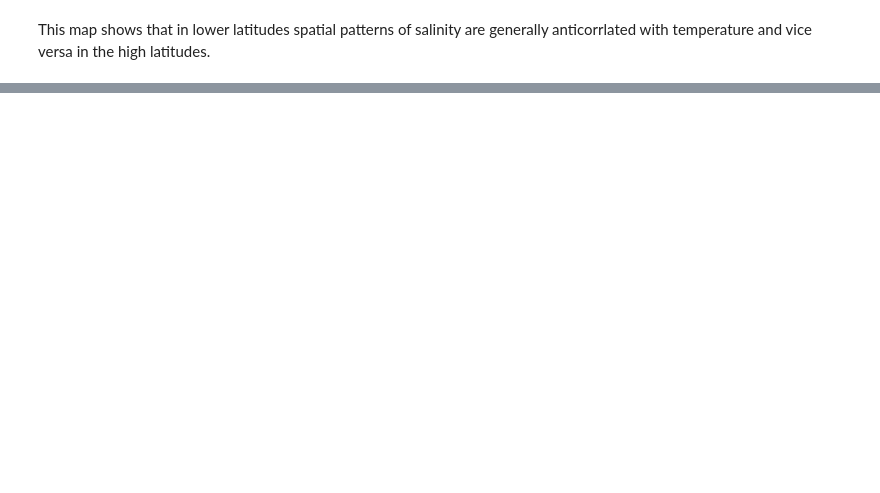
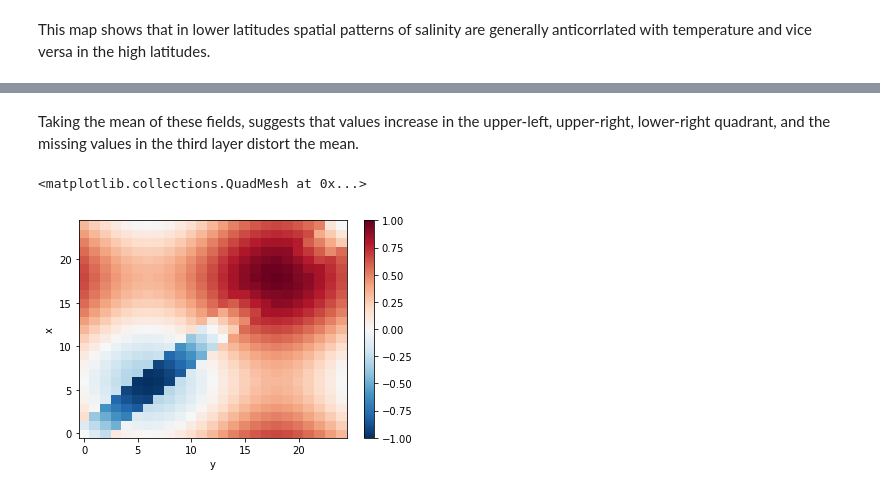
Before and after one commit to jbusecke/xarrayutils, a Jupyter notebook: doc/utils.ipynb, the cells around one changed output, grey strips where cells are left out. Drawn from its saved outputs; the diff is of its cells as text; code cells hidden in the pictures; blank space fills up the shorter version.

```diff
--- a/doc/utils.ipynb
+++ b/doc/utils.ipynb
@@ -86,0 +91,17 @@ This map shows that in lower latitudes spatial patterns of salinity are generall
+# %%
+x = np.linspace(-np.pi, np.pi, 25)
+y = np.linspace(-np.pi, np.pi, 25)
+xx, yy = np.meshgrid(x,y)
+
+data1 = np.sin(xx)
+data2 = np.sin(yy)
+data3 = np.ones_like(xx)
+
+np.fill_diagonal(data3,np.nan)
+np.fill_diagonal(data3[1:],np.nan)
+np.fill_diagonal(data3[:,1:],np.nan)
+np.fill_diagonal(data3[:,2:],np.nan)
+
+da = xr.DataArray(np.array([data1, data2, data3]), dims=['member','x', 'y'])
+
+da.plot(col='member')
@@ -86,0 +111,7 @@ This map shows that in lower latitudes spatial patterns of salinity are generall
+# %% [markdown]
+Taking the mean of these fields, suggests that values increase in the upper-left, upper-right, lower-right quadrant, and the missing values in the third layer distort the mean.
+# %%
+da.mean('member').plot()
+# %% [output]
+<matplotlib.collections.QuadMesh at 0x...>
+[figure, added]
```
Also changed, not shown: parts of 12 cells of this notebook, 3 other files.
